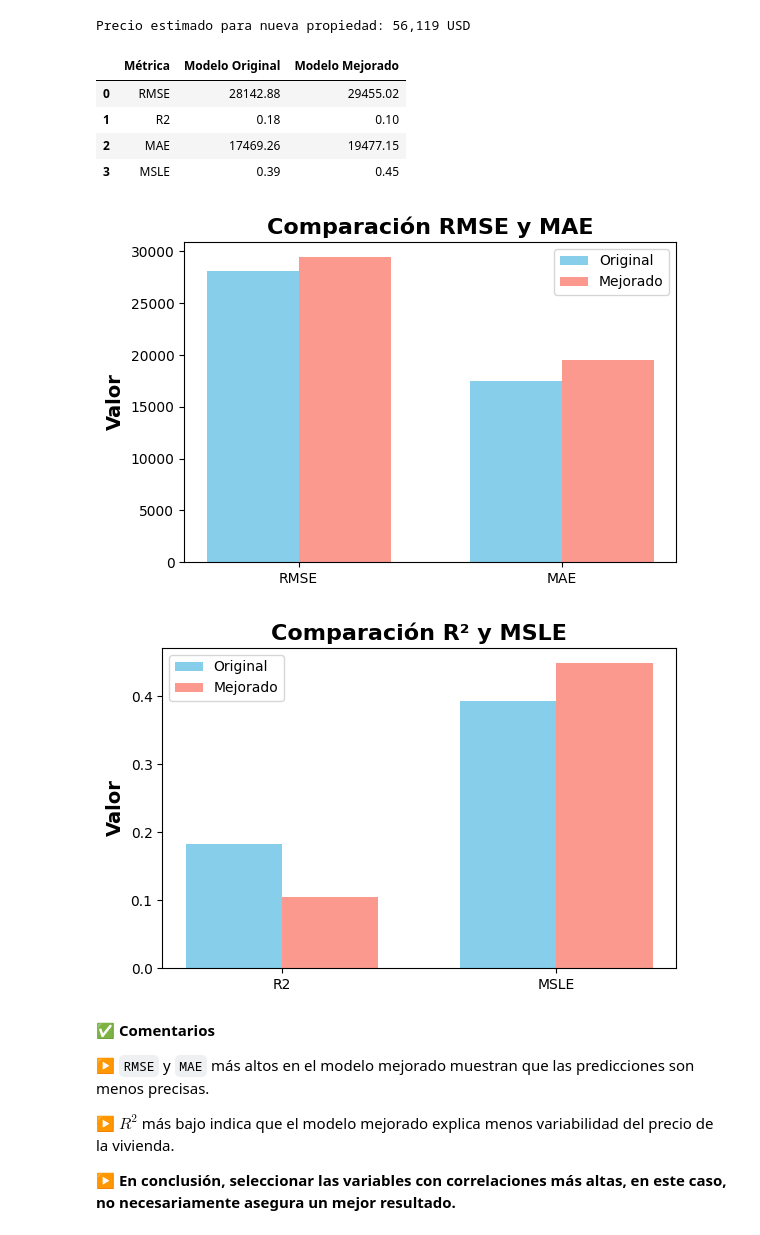
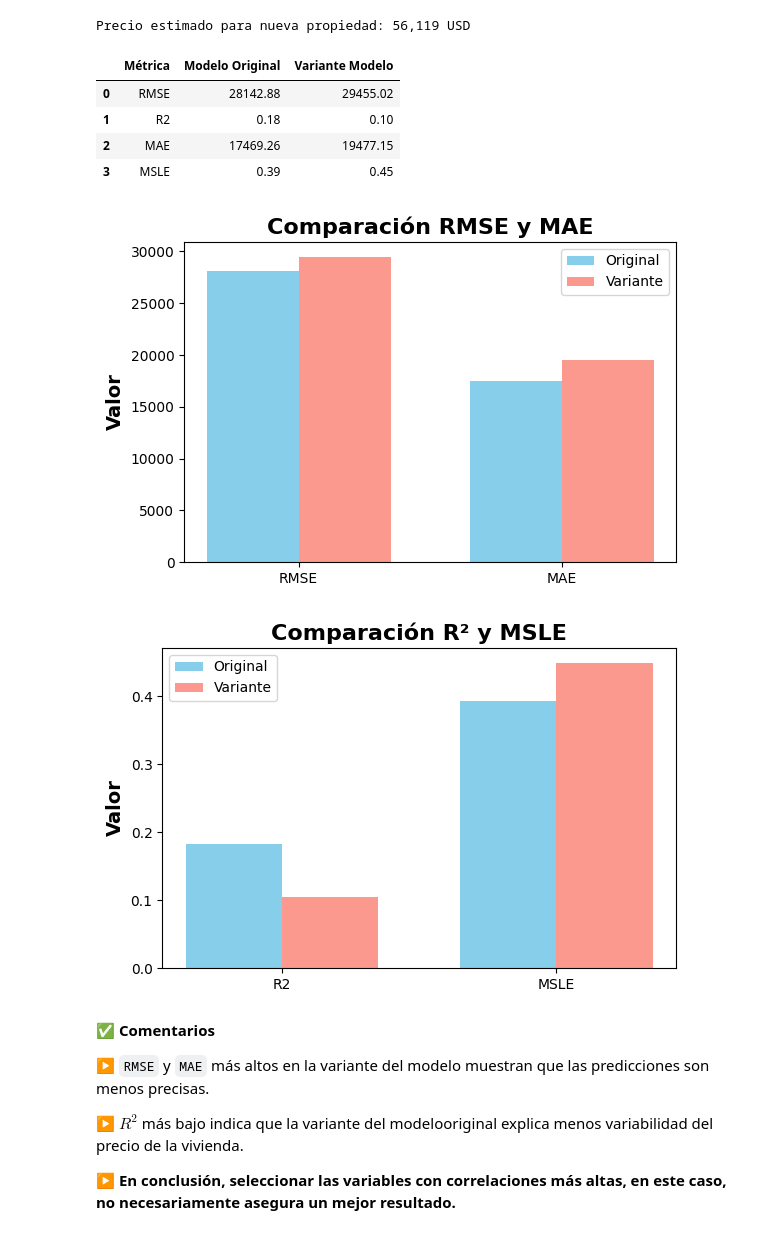
Before and after one commit to JaznaLaProfe/InteligenciaArtificial, a Jupyter notebook: Regresión/R02_PrimerModeloPredictivo.ipynb, the cells around one changed output. Saved outputs shown, nothing was run; the diff lists cells and outputs as text; code cells hidden in the pictures.

Commit message:
Corrige el término mejorado por variante

```diff
--- a/Regresión/R02_PrimerModeloPredictivo.ipynb
+++ b/Regresión/R02_PrimerModeloPredictivo.ipynb
@@ -806,11 +806,11 @@ Precio estimado para nueva propiedad: 56,119 USD
 data_resultados = pd.DataFrame({
     "Métrica": list(resultado_inicial.keys()),
     "Modelo Original": list(resultado_base.values()),
-    "Modelo Mejorado": list(resultado_variante.values())
+    "Variante Modelo": list(resultado_variante.values())
 })
 data_resultados.round(2)
 # %% [output]
-|  | Métrica | Modelo Original | Modelo Mejorado |
+|  | Métrica | Modelo Original | Variante Modelo |
 | 0 | RMSE | 28142.88 | 29455.02 |
 | 1 | R2 | 0.18 | 0.10 |
 | 2 | MAE | 17469.26 | 19477.15 |
@@ -824,42 +824,42 @@ metricas_pequenas = ["R2", "MSLE"]
 valores_orig_grandes = [resultado_inicial[metrica] for metrica in metricas_grandes]
 valores_mej_grandes  = [resultado_variante[metrica] for metrica in metricas_grandes]
 
 valores_orig_peq = [resultado_inicial[metrica] for metrica in metricas_pequenas]
 valores_mej_peq  = [resultado_variante[metrica] for metrica in metricas_pequenas]
 
 x_grandes = np.arange(len(metricas_grandes))
 x_peq = np.arange(len(metricas_pequenas))
 width = 0.35
 
 # Gráfico RMSE y MAE
 plt.figure(figsize=(6,4))
 plt.bar(x_grandes - width/2, valores_orig_grandes, width, label="Original", color="skyblue")
-plt.bar(x_grandes + width/2, valores_mej_grandes, width, label="Mejorado", color="salmon", alpha=0.8)
+plt.bar(x_grandes + width/2, valores_mej_grandes, width, label="Variante", color="salmon", alpha=0.8)
 plt.xticks(x_grandes, metricas_grandes)
 plt.ylabel("Valor", fontsize=14, fontweight="bold")
 plt.title("Comparación RMSE y MAE", fontsize=16, fontweight="bold")
 plt.legend()
 plt.tight_layout()
 plt.show()
 
 # Gráfico R2 y MSLE
 plt.figure(figsize=(6,4))
 plt.bar(x_peq - width/2, valores_orig_peq, width, label="Original", color="skyblue")
-plt.bar(x_peq + width/2, valores_mej_peq, width, label="Mejorado", color="salmon", alpha=0.8)
+plt.bar(x_peq + width/2, valores_mej_peq, width, label="Variante", color="salmon", alpha=0.8)
 plt.xticks(x_peq, metricas_pequenas)
 plt.ylabel("Valor", fontsize=14, fontweight="bold")
 plt.title("Comparación R² y MSLE", fontsize=16, fontweight="bold")
 plt.legend()
 plt.tight_layout()
 plt.show()
 # %% [output]
-[figure, old version]
+[figure, new version]
 [figure]
 # %% [markdown]
 ✅ **Comentarios**
 
-▶ `RMSE` y `MAE` más altos en el modelo mejorado muestran que las predicciones son menos precisas.
+▶ `RMSE` y `MAE` más altos en la variante del modelo muestran que las predicciones son menos precisas.
 
-▶ $R^2$ más bajo indica que el modelo mejorado explica menos variabilidad del precio de la vivienda.
+▶ $R^2$ más bajo indica que la variante del modelooriginal explica menos variabilidad del precio de la vivienda.
 
 **▶ En conclusión, seleccionar las variables con correlaciones más altas, en este caso, no necesariamente asegura un mejor resultado.**
```
Also changed, not shown: parts of 1 cell of this notebook.
